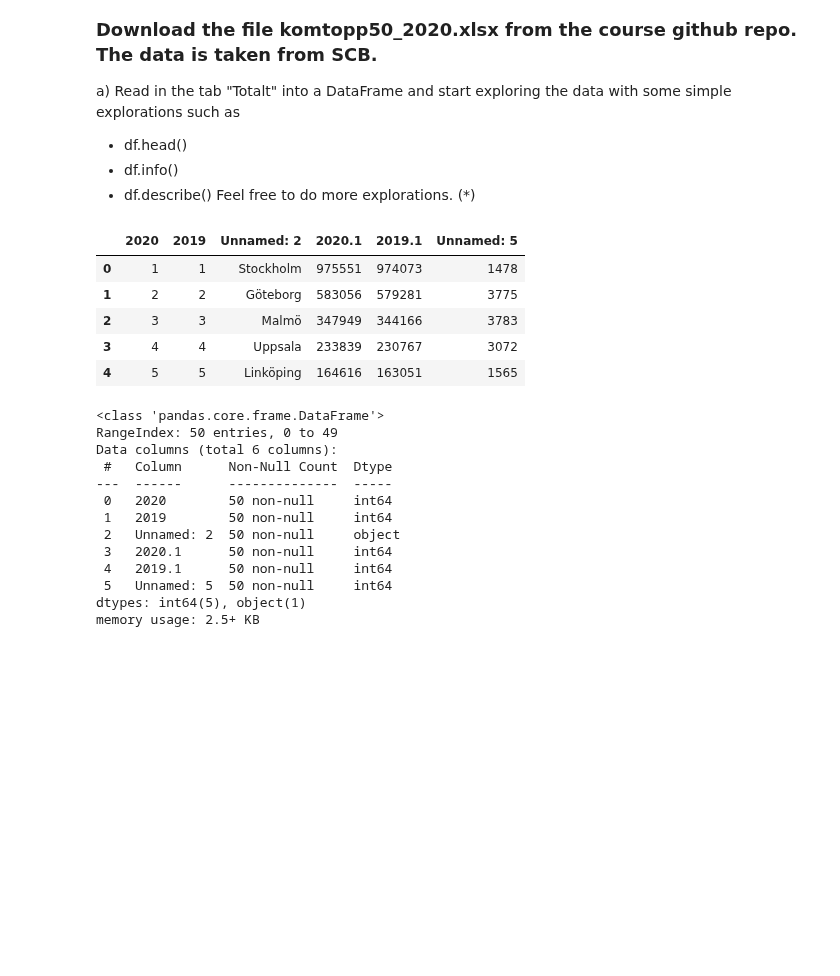
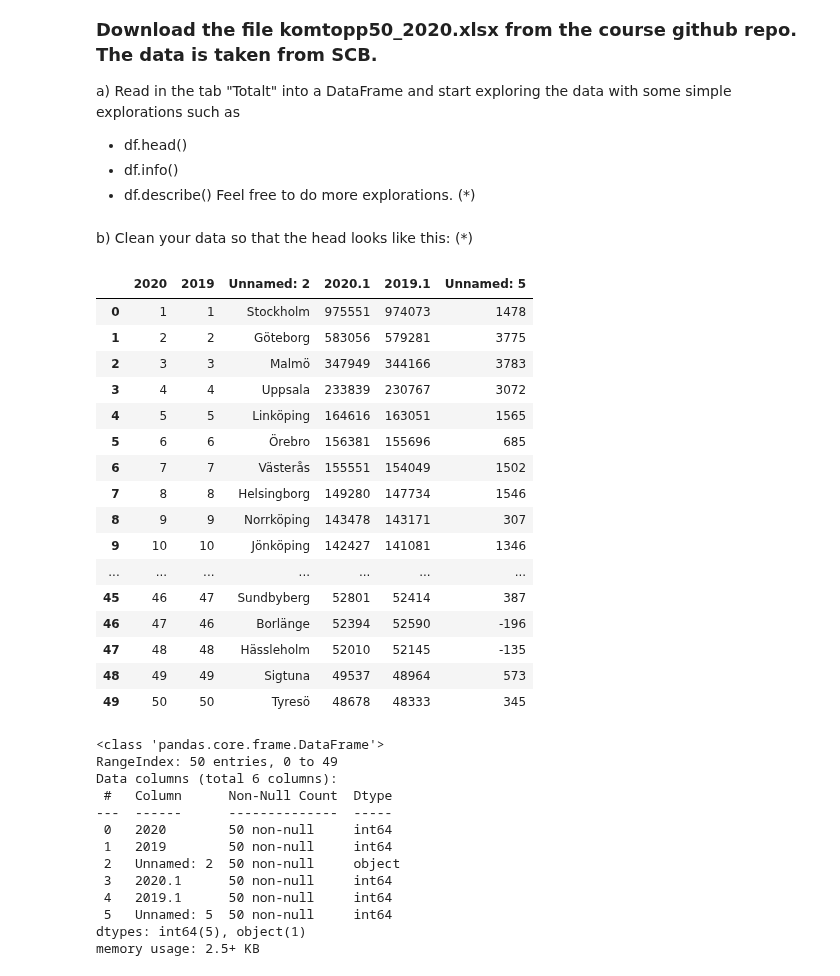
Before and after one commit to Zandri2k/Python-Sandra-Nilsson-OPA23, a Jupyter notebook: exercise/Python_exercises.ipynb, the cells around one changed output. Saved outputs shown, nothing was run; the diff lists cells and outputs as text; code cells hidden in the pictures; blank space fills up the shorter version.

Commit message:
data processing c)

```diff
--- a/exercise/Python_exercises.ipynb
+++ b/exercise/Python_exercises.ipynb
@@ -427,19 +427,32 @@ df2
 - df.info()
 - df.describe()
 Feel free to do more explorations. (*)
+# %% [markdown]
+  b) Clean your data so that the head looks like this: (*)
 # %%
 import pandas as pd
 df_1 = pd.read_excel("../data/komtopp50_2020.xlsx", skiprows= 6)
 
 
-df_1.head()
+df_1
 # %% [output]
 |  | 2020 | 2019 | Unnamed: 2 | 2020.1 | 2019.1 | Unnamed: 5 |
 | 0 | 1 | 1 | Stockholm | 975551 | 974073 | 1478 |
 | 1 | 2 | 2 | Göteborg | 583056 | 579281 | 3775 |
 | 2 | 3 | 3 | Malmö | 347949 | 344166 | 3783 |
 | 3 | 4 | 4 | Uppsala | 233839 | 230767 | 3072 |
 | 4 | 5 | 5 | Linköping | 164616 | 163051 | 1565 |
+| 5 | 6 | 6 | Örebro | 156381 | 155696 | 685 |
+| 6 | 7 | 7 | Västerås | 155551 | 154049 | 1502 |
+| 7 | 8 | 8 | Helsingborg | 149280 | 147734 | 1546 |
+| 8 | 9 | 9 | Norrköping | 143478 | 143171 | 307 |
+| 9 | 10 | 10 | Jönköping | 142427 | 141081 | 1346 |
+| ... | ... | ... | ... | ... | ... | ... |
+| 45 | 46 | 47 | Sundbyberg | 52801 | 52414 | 387 |
+| 46 | 47 | 46 | Borlänge | 52394 | 52590 | -196 |
+| 47 | 48 | 48 | Hässleholm | 52010 | 52145 | -135 |
+| 48 | 49 | 49 | Sigtuna | 49537 | 48964 | 573 |
+| 49 | 50 | 50 | Tyresö | 48678 | 48333 | 345 |
 # %%
 df_1.info() #need to convert from object to float or int. cant count with object  USE RENAME
 # %% [output]
```
Also changed, not shown: parts of 7 cells of this notebook.
